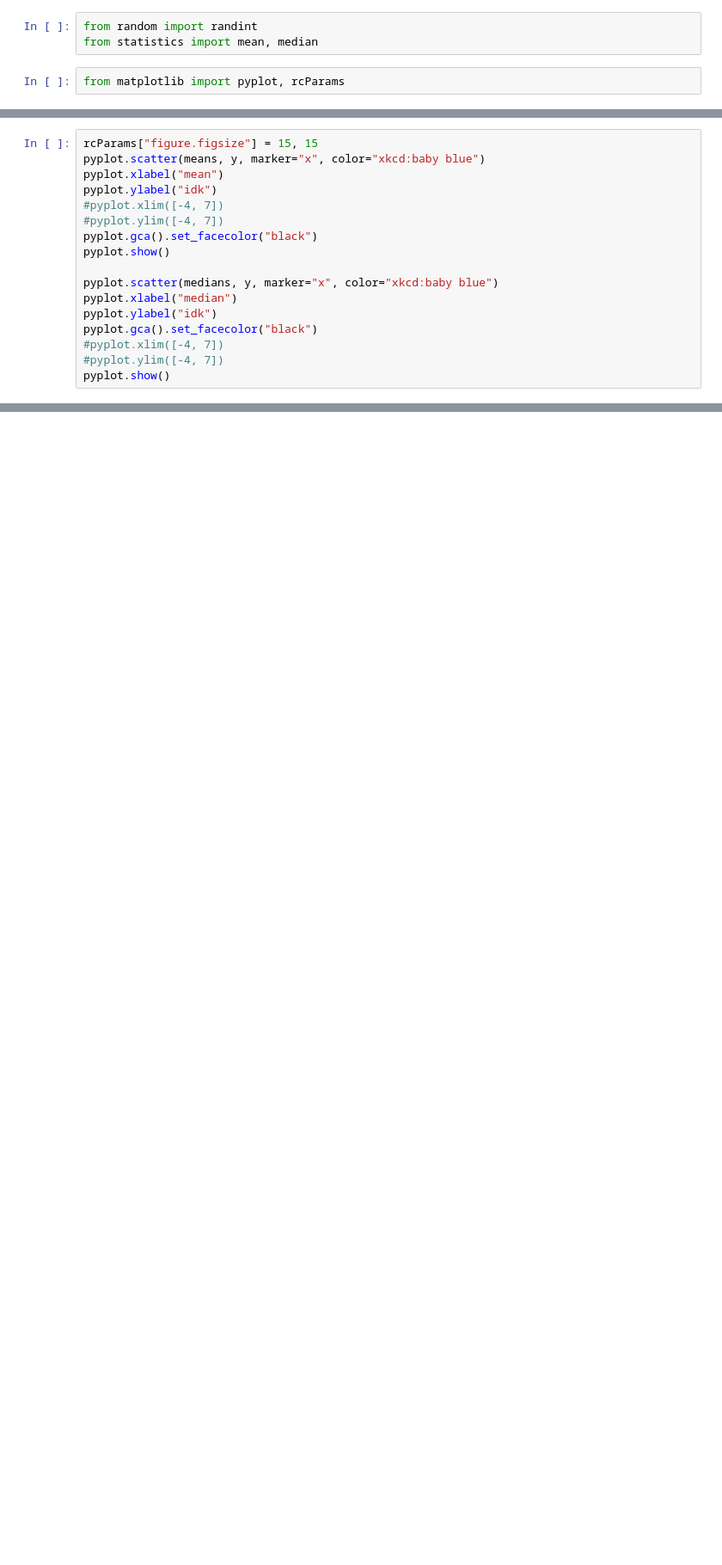
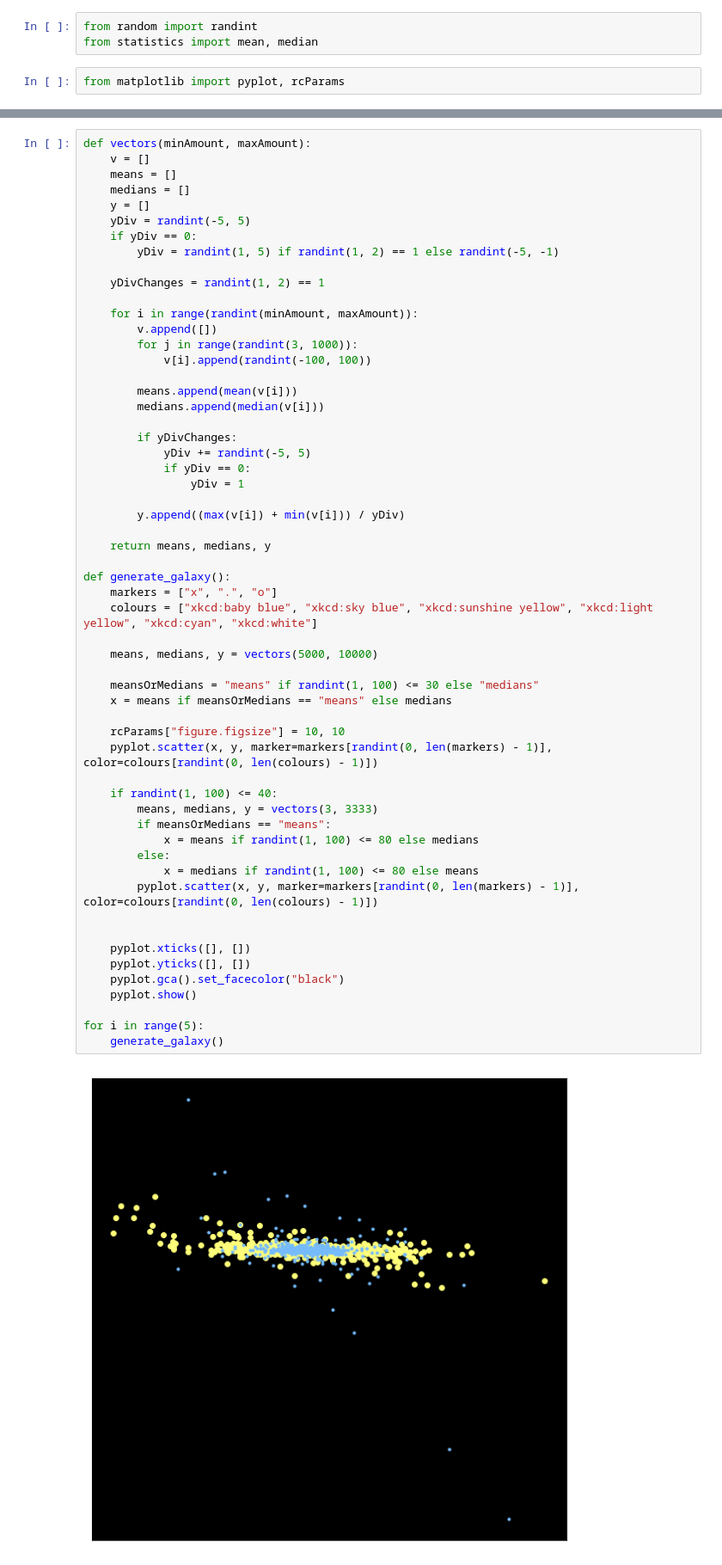
Before and after one commit to DanielJohnBenton/random-galaxy-generator, a Jupyter notebook: galaxy.ipynb, the cells around one changed output, grey strips where cells are left out. Shown: that part at 86% size. Drawn from its saved outputs; the diff is of its cells as text; blank space fills up the shorter version.

```diff
--- a/galaxy.ipynb
+++ b/galaxy.ipynb
@@ -19,17 +5,0 @@ for i in range(10000):
-# %%
-rcParams["figure.figsize"] = 15, 15
-pyplot.scatter(means, y, marker="x", color="xkcd:baby blue")
-pyplot.xlabel("mean")
-pyplot.ylabel("idk")
-#pyplot.xlim([-4, 7])
-#pyplot.ylim([-4, 7])
-pyplot.gca().set_facecolor("black")
-pyplot.show()
-
-pyplot.scatter(medians, y, marker="x", color="xkcd:baby blue")
-pyplot.xlabel("median")
-pyplot.ylabel("idk")
-pyplot.gca().set_facecolor("black")
-#pyplot.xlim([-4, 7])
-#pyplot.ylim([-4, 7])
-pyplot.show()
@@ -45,0 +6,59 @@ for g in [("means", means), ("medians", medians), ("y", y)]:
+# %%
+def vectors(minAmount, maxAmount):
+    v = []
+    means = []
+    medians = []
+    y = []
+    yDiv = randint(-5, 5)
+    if yDiv == 0:
+        yDiv = randint(1, 5) if randint(1, 2) == 1 else randint(-5, -1)
+
+    yDivChanges = randint(1, 2) == 1
+
+    for i in range(randint(minAmount, maxAmount)):
+        v.append([])
+        for j in range(randint(3, 1000)):
+            v[i].append(randint(-100, 100))
+
+        means.append(mean(v[i]))
+        medians.append(median(v[i]))
+
+        if yDivChanges:
+            yDiv += randint(-5, 5)
+            if yDiv == 0:
+                yDiv = 1
+
+        y.append((max(v[i]) + min(v[i])) / yDiv)
+
+    return means, medians, y
+
+def generate_galaxy():
+    markers = ["x", ".", "o"]
+    colours = ["xkcd:baby blue", "xkcd:sky blue", "xkcd:sunshine yellow", "xkcd:light yellow", "xkcd:cyan", "xkcd:white"]
+
+    means, medians, y = vectors(5000, 10000)
+
+    meansOrMedians = "means" if randint(1, 100) <= 30 else "medians"
+    x = means if meansOrMedians == "means" else medians
+
+    rcParams["figure.figsize"] = 10, 10
+    pyplot.scatter(x, y, marker=markers[randint(0, len(markers) - 1)], color=colours[randint(0, len(colours) - 1)])
+
+    if randint(1, 100) <= 40:
+        means, medians, y = vectors(3, 3333)
+        if meansOrMedians == "means":
+            x = means if randint(1, 100) <= 80 else medians
+        else:
+            x = medians if randint(1, 100) <= 80 else means
+        pyplot.scatter(x, y, marker=markers[randint(0, len(markers) - 1)], color=colours[randint(0, len(colours) - 1)])
+
+
+    pyplot.xticks([], [])
+    pyplot.yticks([], [])
+    pyplot.gca().set_facecolor("black")
+    pyplot.show()
+
+for i in range(5):
+    generate_galaxy()
+# %% [output]
+[figure, added]
```
Also changed, not shown: parts of 4 cells of this notebook.
